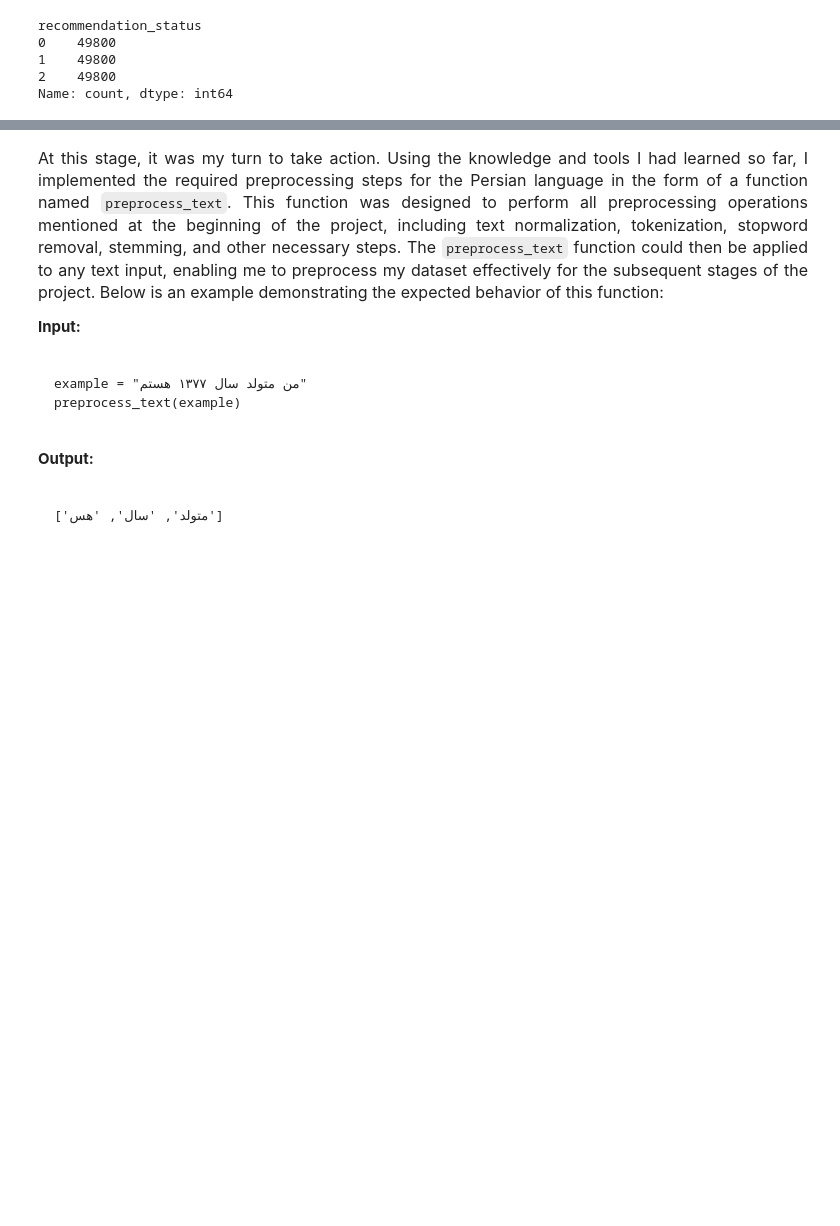
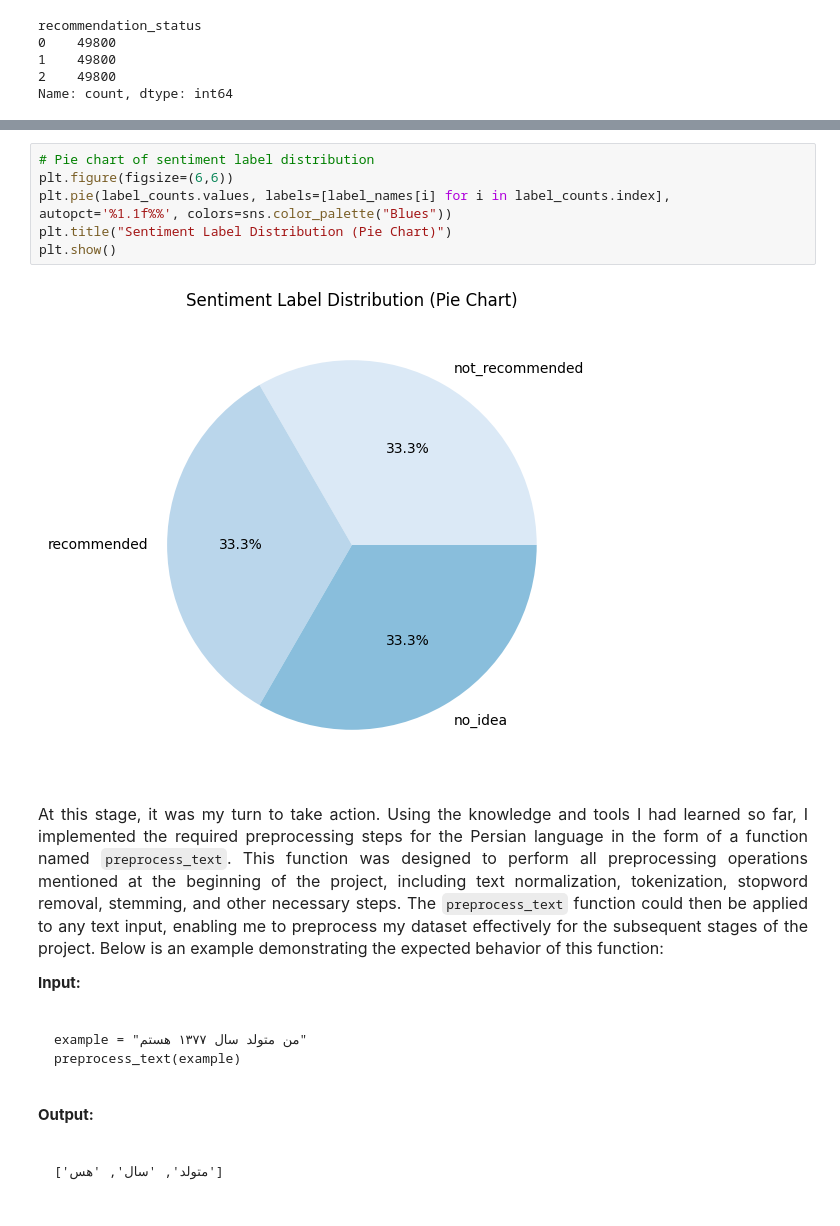
Before and after one commit to Mah-En/Sentiment-Explorer-Persian-Comment-Classification, a Jupyter notebook: persian_comments_preprocessing.ipynb, the cells around one changed output, grey strips where cells are left out. Cells and saved outputs as stored; diff of their text form; blank space fills up the shorter version.

```diff
--- a/persian_comments_preprocessing.ipynb
+++ b/persian_comments_preprocessing.ipynb
@@ -171,6 +170,14 @@ Passing `palette` without assigning `hue` is deprecated and will be removed in v
 
   sns.barplot(x=[label_names[i] for i in label_counts.index], y=label_counts.values, palette="Blues")
 [figure]
+# %%
+# Pie chart of sentiment label distribution
+plt.figure(figsize=(6,6))
+plt.pie(label_counts.values, labels=[label_names[i] for i in label_counts.index], autopct='%1.1f%%', colors=sns.color_palette("Blues"))
+plt.title("Sentiment Label Distribution (Pie Chart)")
+plt.show()
+# %% [output]
+[figure, added]
 # %% [markdown]
 <p dir="ltr" style="direction: ltr;text-align: justify;line-height:200%;font-family:Times New Roman;font-size:medium">
   At this stage, it was my turn to take action. Using the knowledge and tools I had learned so far, I implemented the required preprocessing steps for the Persian language in the form of a function named <code>preprocess_text</code>.
```
Also changed, not shown: parts of 5 cells of this notebook.
